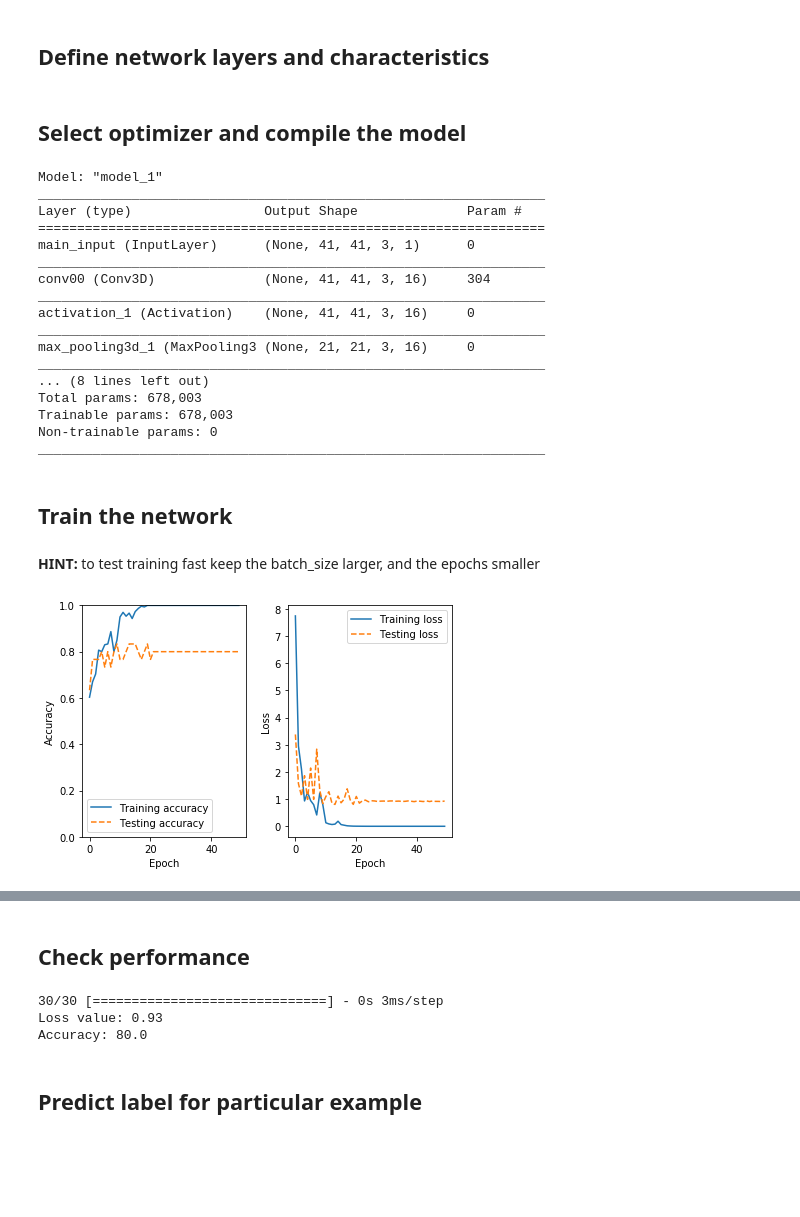
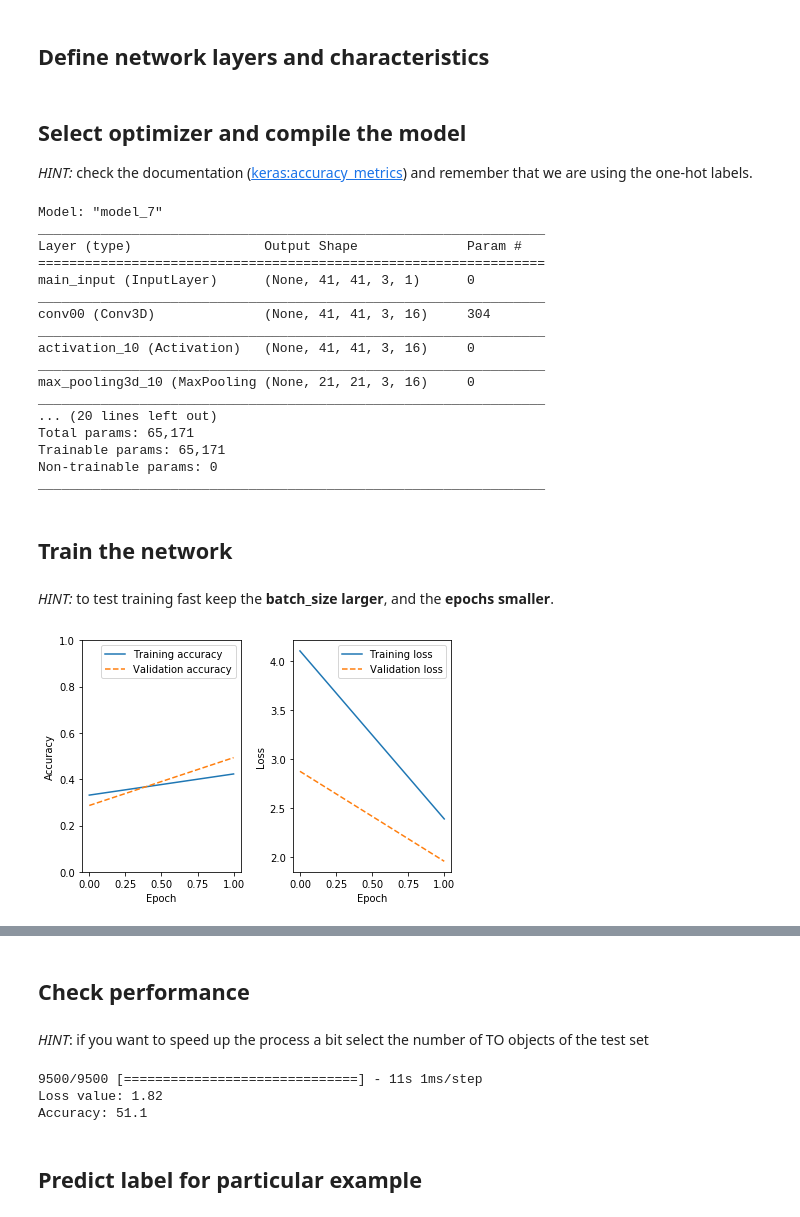
Before and after one commit to astrostatistics-in-crete/2023_summer_school, a Jupyter notebook: DL_CNN/DL_CNN_answerkey.ipynb, the cells around one changed output, grey strips where cells are left out. Drawn from its saved outputs; the diff is of its cells as text; code cells hidden in the pictures; blank space fills up the shorter version.

```diff
--- a/DL_CNN/DL_CNN_answerkey.ipynb
+++ b/DL_CNN/DL_CNN_answerkey.ipynb
@@ -138,7 +137,7 @@ class PlotLosses(keras.callbacks.Callback):
         clear_output(wait=True)
         plt.subplot(1,2,1)
         plt.plot(self.x, self.losses2, label="Training accuracy",linestyle='-')
-        plt.plot(self.x, self.val_losses2, label="Testing accuracy",linestyle='--')
+        plt.plot(self.x, self.val_losses2, label="Validation accuracy",linestyle='--')
         plt.ylim(0,1)
         plt.legend()
         plt.xlabel('Epoch')
@@ -146,7 +145,7 @@ class PlotLosses(keras.callbacks.Callback):
 
         plt.subplot(1,2,2)
         plt.plot(self.x, self.losses, label="Training loss",linestyle='-')
-        plt.plot(self.x, self.val_losses, label="Testing loss",linestyle='--')
+        plt.plot(self.x, self.val_losses, label="Validation loss",linestyle='--')
 
         plt.legend()
         plt.xlabel('Epoch')
@@ -274,24 +296,43 @@ act20 = Activation('relu')(conv20)
 #add20 = Add()([pool10,act20])
 pool20  = MaxPooling3D(pool_size=(3, 3, 1), strides=(2, 2, 1), padding='same')(act20)
 
-fl0 = Flatten(name='fl0')(pool00)
+fl0 = Flatten(name='fl0')(pool20)
 #Do0 = Dropout(rate=0.5)(fl0)
 fc0 = Dense(32,activation='linear')(fl0)
 #Do1 = Dropout(rate=0.5)(fc0)
 fc1 = Dense(8,activation='linear')(fc0)
 #Do2 = Dropout(rate=0.5)(fc1)
 
+# ALTERNATIVE architecture
+# conv00  = Conv3D(128, (3, 3, 2), strides=(1, 1, 1), padding='same', name='conv00')(inputs)
+# act00 = Activation('relu')(conv00)
+# pool00  = MaxPooling3D(pool_size=(3, 3, 1), strides=(2, 2, 1), padding='same')(act00)
+
+# conv10  = Conv3D(64, (3, 3, 2), strides=(1, 1, 1), padding='same', name='conv10')(pool00)
+# act10 = Activation('elu')(conv10)
+# pool10  = MaxPooling3D(pool_size=(3, 3, 1), strides=(2, 2, 1), padding='same')(act10)
+
+# conv20  = Conv3D(32, (3, 3, 2), strides=(1, 1, 1), padding='same', name='conv20')(pool10)
+# act20 = Activation('relu')(conv20)
+# pool20  = MaxPooling3D(pool_size=(3, 3, 1), strides=(2, 2, 1), padding='same')(act20)
+
+# fl0 = Flatten(name='fl0')(pool00)
+# Do0 = Dropout(rate=0.5)(fl0)
+# fc0 = Dense(8,activation='linear')(fl0)
+
 Dn0 = Dense(3,activation='softmax', name='Dn0' )(fc1)
 
-model_1 = Model(inputs=[inputs], outputs=[Dn0])
+my_model = Model(inputs=[inputs], outputs=[Dn0])
-# %% [markdown]
-## Select optimizer and compile the model
+# %% [markdown]
+## Select optimizer and compile the model
+
+_HINT:_ check the documentation ([keras:accuracy_metrics](https://keras.io/api/metrics/accuracy_metrics/)) and remember that we are using the one-hot labels.
 # %%
 optzr =  Adam(lr=1e-4, beta_1=0.9, beta_2=0.999, decay=0.0)
-model_1.compile(loss='categorical_crossentropy', optimizer=optzr, metrics =['categorical_accuracy'])
-model_1.summary()
+my_model.compile(loss='categorical_crossentropy', optimizer=optzr, metrics =['categorical_accuracy'])
+my_model.summary()
 # %% [output]
-Model: "model_1"
+Model: "model_7"
 _________________________________________________________________
 Layer (type)                 Output Shape              Param #
 =================================================================
@@ -299,29 +340,30 @@ main_input (InputLayer)      (None, 41, 41, 3, 1)      0
 _________________________________________________________________
 conv00 (Conv3D)              (None, 41, 41, 3, 16)     304
 _________________________________________________________________
-activation_1 (Activation)    (None, 41, 41, 3, 16)     0
+activation_10 (Activation)   (None, 41, 41, 3, 16)     0
 _________________________________________________________________
-max_pooling3d_1 (MaxPooling3 (None, 21, 21, 3, 16)     0
+max_pooling3d_10 (MaxPooling (None, 21, 21, 3, 16)     0
 _________________________________________________________________
-... (8 lines left out)
-Total params: 678,003
-Trainable params: 678,003
+... (20 lines left out)
+Total params: 65,171
+Trainable params: 65,171
 Non-trainable params: 0
 _________________________________________________________________
 # %% [markdown]
 ## Train the network
 # %% [markdown]
-**HINT:** to test training fast keep the batch_size larger, and the epochs smaller
+
+
+_HINT:_ to test training fast keep the **batch_size larger**, and the **epochs smaller**.
 # %%
 start_time = time.time()
-#es = EarlyStopping(monitor='categorical_accuracy')
-                                                    # batchsze =20, epochs =50
-history=model_1.fit(Train_data,train_labels_cat,
+
+history=my_model.fit(X_train, y_train_cat,    # batchsze =20, epochs =50
                     batch_size=32,
-                    epochs=50,
-                    validation_data=[Test_data,test_labels_cat],
+                    epochs=2,
+                    validation_data=[ X_valid, y_valid_cat],
                     callbacks=[plot_losses],shuffle=True)
 elapsed_time = time.time() - start_time
 time.strftime("%H:%M:%S", time.gmtime(elapsed_time))
 # %% [output]
-[figure, old version]
+[figure, new version]
@@ -329,13 +371,17 @@ time.strftime("%H:%M:%S", time.gmtime(elapsed_time))
 # %% [markdown]
 ## Check performance
+# %% [markdown]
+_HINT_: if you want to speed up the process a bit select the number of TO objects of the test set
 # %%
-ls,acc=model_1.evaluate(Test_data,test_labels_cat)
+TO = len(X_test) # or smaller...
+
+ls,acc=my_model.evaluate( X_test[0:TO], y_test_cat[0:TO])
 print("Loss value: %.2f" % (ls))
 print("Accuracy: %.1f" % (acc*100))
 # %% [output]
-30/30 [==============================] - 0s 3ms/step
-Loss value: 0.93
-Accuracy: 80.0
+9500/9500 [==============================] - 11s 1ms/step
+Loss value: 1.82
+Accuracy: 51.1
 # %% [markdown]
 ## Predict label for particular example
 # %%
```
Also changed, not shown: parts of 25 cells of this notebook, 2 other files.
